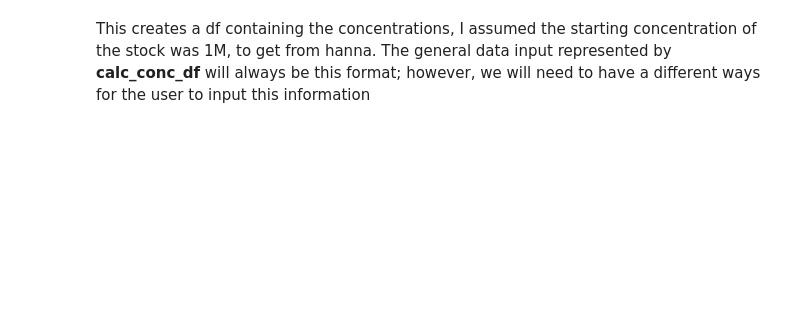
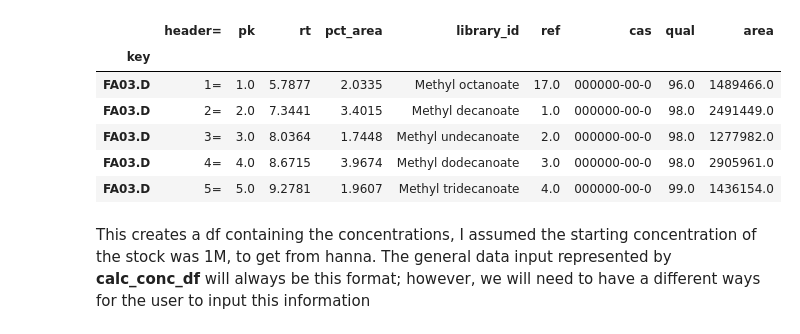
Before and after one commit to audere-labs/pyvalence, a Jupyter notebook: gc_area_analysis.ipynb, the cells around one changed output. Drawn from its saved outputs; the diff is of its cells as text; code cells hidden in the pictures; blank space fills up the shorter version.

```diff
--- a/gc_area_analysis.ipynb
+++ b/gc_area_analysis.ipynb
@@ -90,3 +17,44 @@ FA14_2.D did not match successfully
+# %%
+libdf = (agi.results_lib)
+areadf = (agi.results_tic)
+
+def find_match(x, Y):
+    ''' find index of argmin lambda(x,Y)
+    '''
+    score = lambda y: (x - y)**2
+    return Y.apply(score).idxmin()
+
+def rt_match(lib_row, rt):
+    ''' find closest rt
+    '''
+    x, i = lib_row.rt, lib_row.name
+    return find_match(x, rt[i:])
+
+def matchiter(libdf,areadf):
+    '''match area on rt from single df
+    '''
+    xi = libdf.apply(rt_match, rt=areadf.rt.sort_values(), axis=1)
+    libdf['area'] = areadf.area[xi].values
+    return libdf.set_index('key')
+
+def matchlib2area(libdf,areadf):
+    '''match area from many datafrmas
+    '''
+    libdf_grouped = (libdf.groupby(libdf.index))
+    areadf_grouped = (areadf.groupby(areadf.index))
+    returndf = libdf_grouped.apply(lambda x: matchiter(x.reset_index(),areadf_grouped.get_group(x.name).reset_index()))
+    return returndf
+
+matcheddf = matchlib2area(libdf,areadf)
+matcheddf.head()
+# %% [output]
+|  | header= | pk | rt | pct_area | library_id | ref | cas | qual | area |
+| key |  |  |  |  |  |  |  |  |  |
+| FA03.D | 1= | 1.0 | 5.7877 | 2.0335 | Methyl octanoate | 17.0 | 000000-00-0 | 96.0 | 1489466.0 |
+| FA03.D | 2= | 2.0 | 7.3441 | 3.4015 | Methyl decanoate | 1.0 | 000000-00-0 | 98.0 | 2491449.0 |
+| FA03.D | 3= | 3.0 | 8.0364 | 1.7448 | Methyl undecanoate | 2.0 | 000000-00-0 | 98.0 | 1277982.0 |
+| FA03.D | 4= | 4.0 | 8.6715 | 3.9674 | Methyl dodecanoate | 3.0 | 000000-00-0 | 98.0 | 2905961.0 |
+| FA03.D | 5= | 5.0 | 9.2781 | 1.9607 | Methyl tridecanoate | 4.0 | 000000-00-0 | 99.0 | 1436154.0 |
 # %% [markdown]
 This creates a df containing the concentrations, I assumed the starting concentration of the stock was 1M, to get from hanna. The general data input represented by __calc_conc_df__ will always be this format; however, we will need to have a different ways for the user to input this information
 # %%
```
Also changed, not shown: parts of 8 cells of this notebook.
